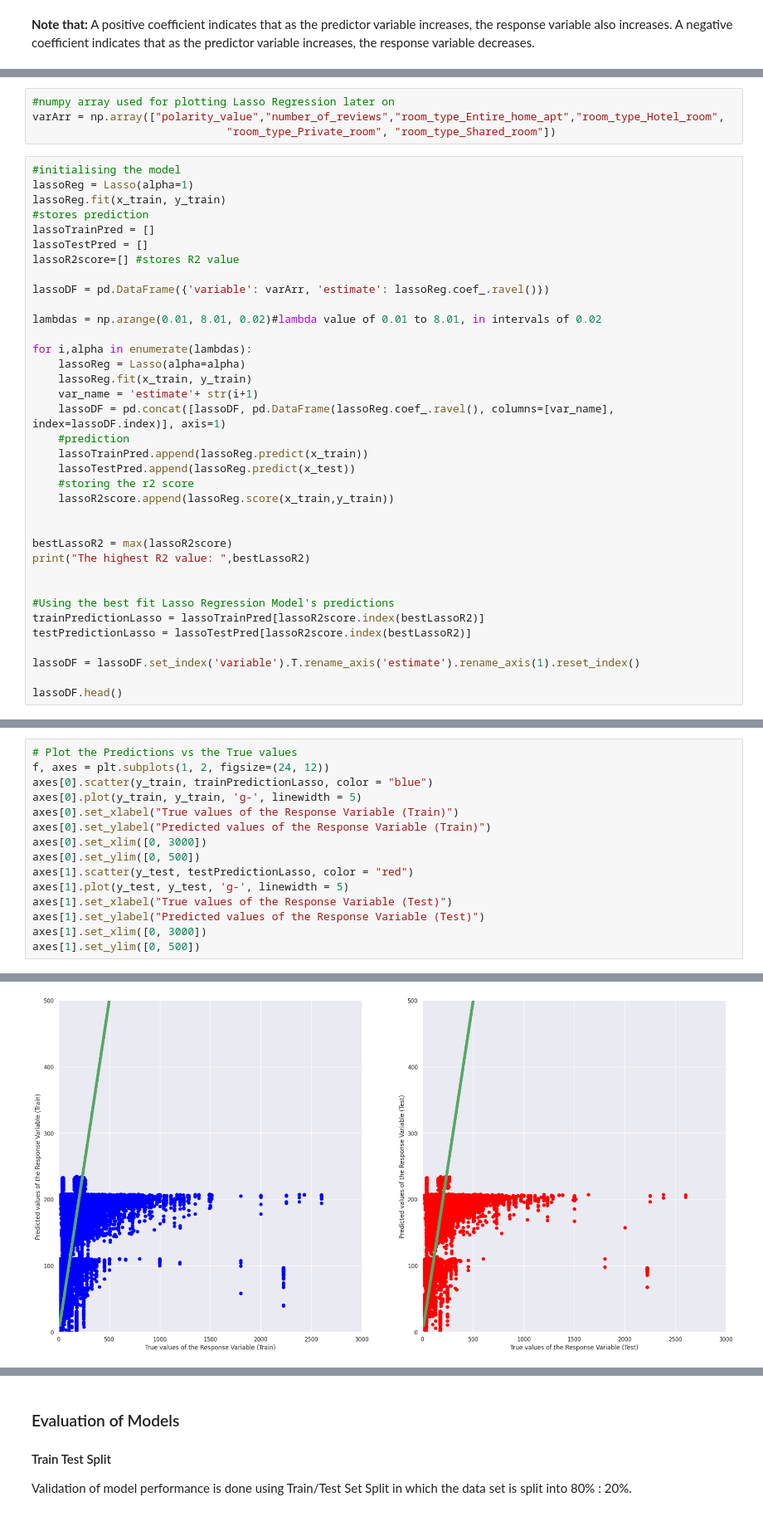
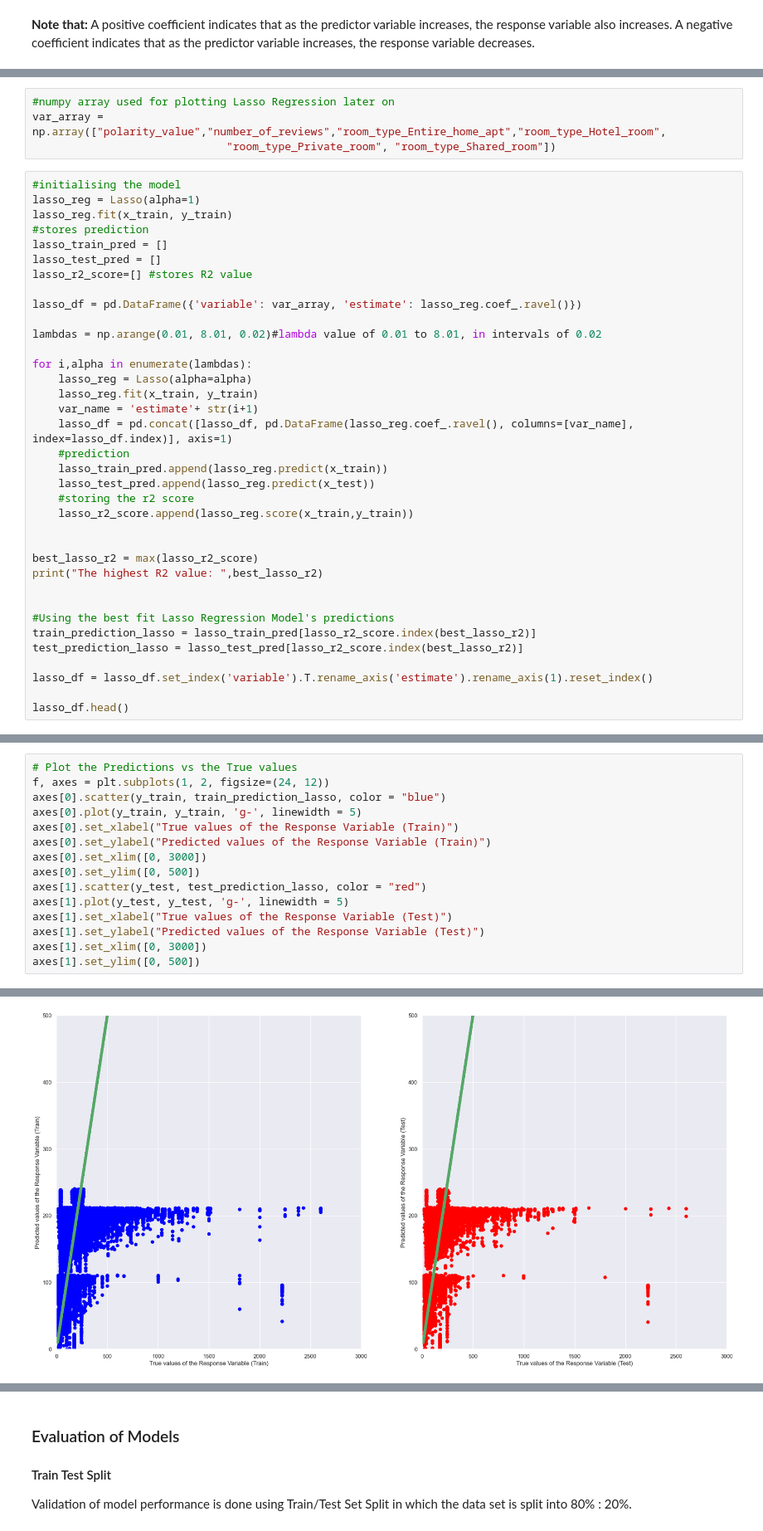
Before and after one commit to CS418/group-project-team-twenty, a Jupyter notebook: airbnb_analysis.ipynb, the cells around one changed output, grey strips where cells are left out. Shown at 83% size. Cells and saved outputs as stored; diff of their text form.

```diff
--- a/airbnb_analysis.ipynb
+++ b/airbnb_analysis.ipynb
@@ -401,41 +386,41 @@ Lasso Regression also requires a λ value to be iterated to find the best fit.
 # %%
 #numpy array used for plotting Lasso Regression later on
-varArr = np.array(["polarity_value","number_of_reviews","room_type_Entire_home_apt","room_type_Hotel_room",
+var_array = np.array(["polarity_value","number_of_reviews","room_type_Entire_home_apt","room_type_Hotel_room",
                               "room_type_Private_room", "room_type_Shared_room"])
 # %%
 #initialising the model
-lassoReg = Lasso(alpha=1)
-lassoReg.fit(x_train, y_train)
+lasso_reg = Lasso(alpha=1)
+lasso_reg.fit(x_train, y_train)
 #stores prediction
-lassoTrainPred = []
-lassoTestPred = []
-lassoR2score=[] #stores R2 value
+lasso_train_pred = []
+lasso_test_pred = []
+lasso_r2_score=[] #stores R2 value
 
-lassoDF = pd.DataFrame({'variable': varArr, 'estimate': lassoReg.coef_.ravel()})
+lasso_df = pd.DataFrame({'variable': var_array, 'estimate': lasso_reg.coef_.ravel()})
 
 lambdas = np.arange(0.01, 8.01, 0.02)#lambda value of 0.01 to 8.01, in intervals of 0.02
 
 for i,alpha in enumerate(lambdas):
-    lassoReg = Lasso(alpha=alpha)
-    lassoReg.fit(x_train, y_train)
+    lasso_reg = Lasso(alpha=alpha)
+    lasso_reg.fit(x_train, y_train)
     var_name = 'estimate'+ str(i+1)
-    lassoDF = pd.concat([lassoDF, pd.DataFrame(lassoReg.coef_.ravel(), columns=[var_name], index=lassoDF.index)], axis=1)
+    lasso_df = pd.concat([lasso_df, pd.DataFrame(lasso_reg.coef_.ravel(), columns=[var_name], index=lasso_df.index)], axis=1)
     #prediction
-    lassoTrainPred.append(lassoReg.predict(x_train))
-    lassoTestPred.append(lassoReg.predict(x_test))
+    lasso_train_pred.append(lasso_reg.predict(x_train))
+    lasso_test_pred.append(lasso_reg.predict(x_test))
     #storing the r2 score
-    lassoR2score.append(lassoReg.score(x_train,y_train))
+    lasso_r2_score.append(lasso_reg.score(x_train,y_train))
 
 
-bestLassoR2 = max(lassoR2score)
-print("The highest R2 value: ",bestLassoR2)
+best_lasso_r2 = max(lasso_r2_score)
+print("The highest R2 value: ",best_lasso_r2)
 
 
 #Using the best fit Lasso Regression Model's predictions
-trainPredictionLasso = lassoTrainPred[lassoR2score.index(bestLassoR2)]
-testPredictionLasso = lassoTestPred[lassoR2score.index(bestLassoR2)]
+train_prediction_lasso = lasso_train_pred[lasso_r2_score.index(best_lasso_r2)]
+test_prediction_lasso = lasso_test_pred[lasso_r2_score.index(best_lasso_r2)]
 
-lassoDF = lassoDF.set_index('variable').T.rename_axis('estimate').rename_axis(1).reset_index()
+lasso_df = lasso_df.set_index('variable').T.rename_axis('estimate').rename_axis(1).reset_index()
 
-lassoDF.head()
+lasso_df.head()
 # %% [output]
@@ -449,18 +434,18 @@ The highest R2 value:  0.0011468719635320257
 # %%
 # Plot the Predictions vs the True values
 f, axes = plt.subplots(1, 2, figsize=(24, 12))
-axes[0].scatter(y_train, trainPredictionLasso, color = "blue")
+axes[0].scatter(y_train, train_prediction_lasso, color = "blue")
 axes[0].plot(y_train, y_train, 'g-', linewidth = 5)
 axes[0].set_xlabel("True values of the Response Variable (Train)")
 axes[0].set_ylabel("Predicted values of the Response Variable (Train)")
 axes[0].set_xlim([0, 3000])
 axes[0].set_ylim([0, 500])
-axes[1].scatter(y_test, testPredictionLasso, color = "red")
+axes[1].scatter(y_test, test_prediction_lasso, color = "red")
 axes[1].plot(y_test, y_test, 'g-', linewidth = 5)
 axes[1].set_xlabel("True values of the Response Variable (Test)")
 axes[1].set_ylabel("Predicted values of the Response Variable (Test)")
 axes[1].set_xlim([0, 3000])
 axes[1].set_ylim([0, 500])
 # %% [output]
 (0.0, 500.0)
-[figure, old version]
+[figure, new version]
```
Also changed, not shown: parts of 56 cells of this notebook, 10 other files.
